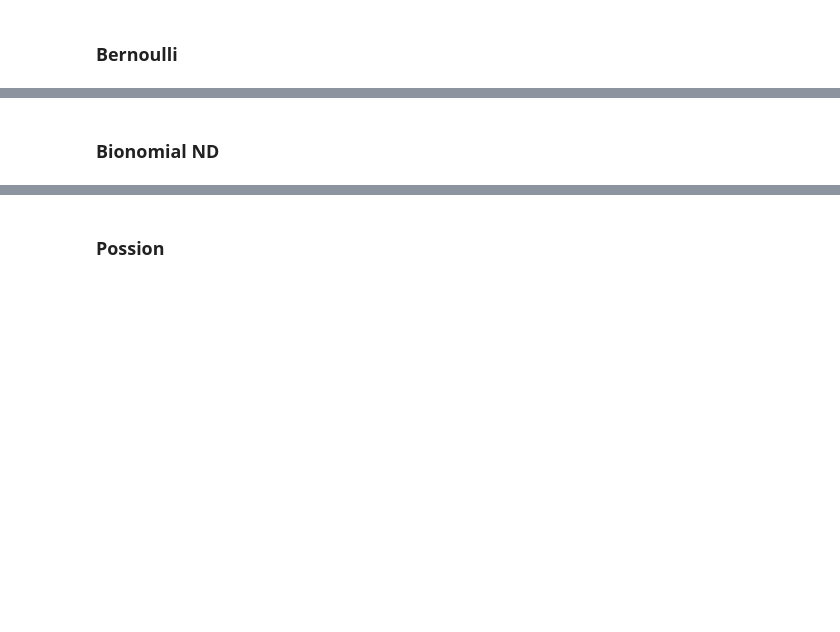
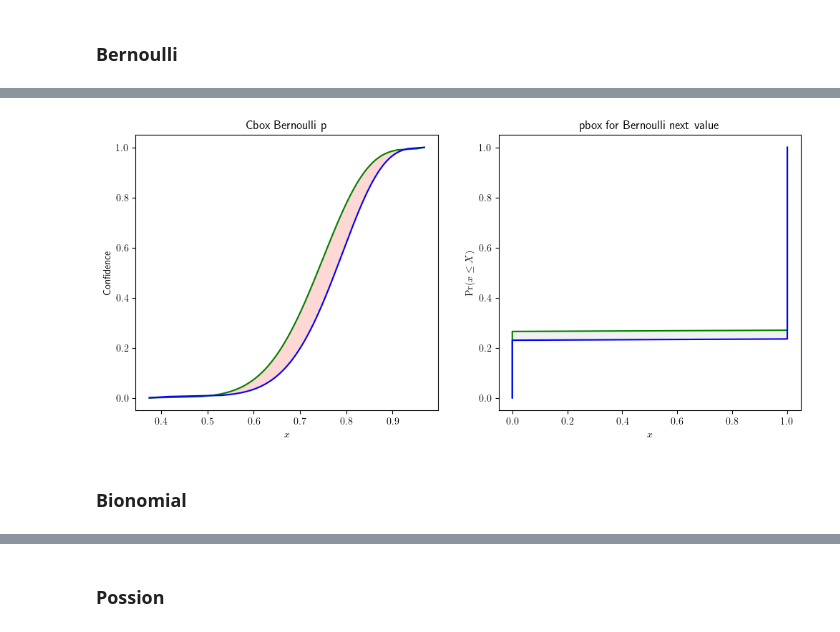
Before and after one commit to leslieDLcy/PyUncertainNumber, a Jupyter notebook: _personal/unglorfied_tests/cbox_tests/Test_cbox.ipynb, the cells around one changed output, grey strips where cells are left out. Cells and saved outputs as stored; diff of their text form; code cells hidden in the pictures; blank space fills up the shorter version.

Commit message:
Update on CBox

```diff
--- a/_personal/unglorfied_tests/cbox_tests/Test_cbox.ipynb
+++ b/_personal/unglorfied_tests/cbox_tests/Test_cbox.ipynb
@@ -33,0 +41,6 @@ _ = nextvalue_bernoulli.display(style='band', title='pbox for Bernoulli next val
+# %%
+with mpl.rc_context({"text.usetex": True}):
+    fig, axs = plt.subplots(1,2, figsize=(12, 5))
+    _ = cbox_bernoulli.display(ax = axs[0], style='band', parameter_name='Bernoulli p')
+    _ = nextvalue_bernoulli.display(ax= axs[1], style='band', title='pbox for Bernoulli next value')
+# %% [output]
@@ -34,5 +48,6 @@ _ = nextvalue_bernoulli.display(style='band', title='pbox for Bernoulli next val
+[figure, added]
 # %% [markdown]
-### Bionomial ND
+### Bionomial
 # %%
 # Drawn samples from the parameterized binomial distribution, where each sample is equal to the number of successes over the n trials.
 # get a sample named `d` from a binomial of n=12, p=0.6
```
Also changed, not shown: parts of 53 cells of this notebook, 3 other files.
